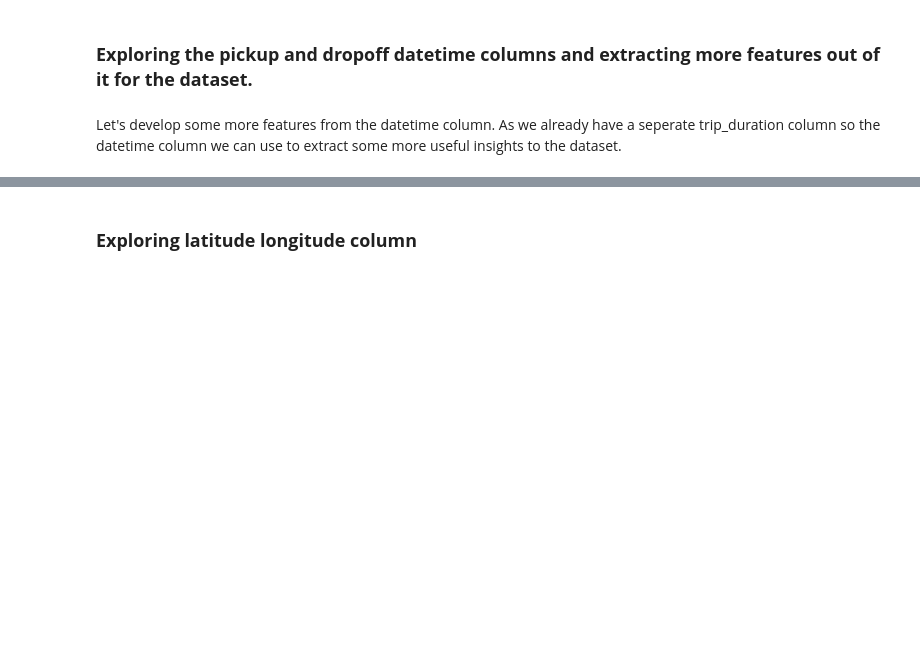
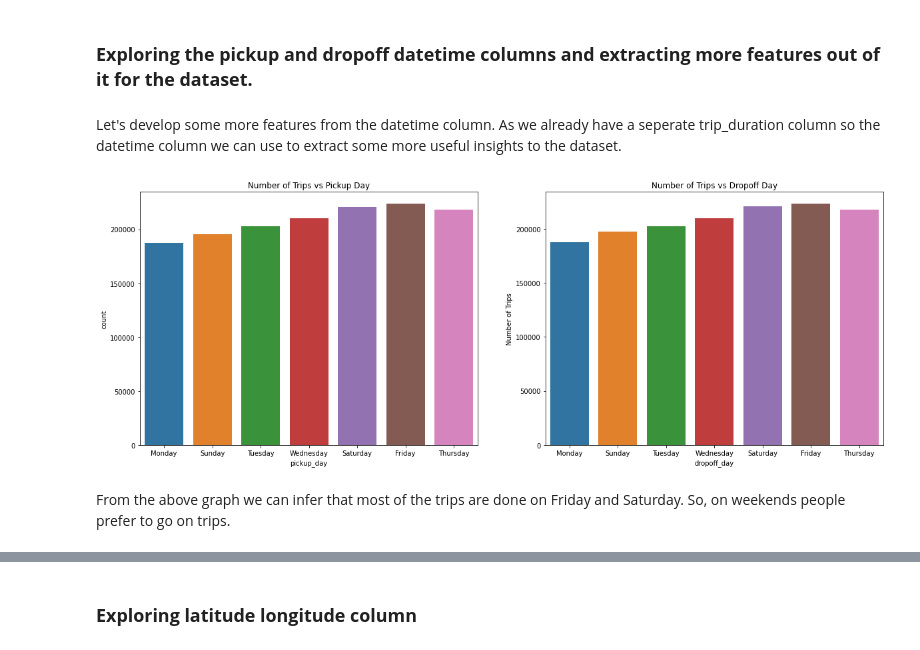
Before and after one commit to Prashant-Shaw/NYC-Taxi-Trip-Time-Prediction, a Jupyter notebook: NYC_Taxi_Trip_Time_Prediction_Capstone_Project.ipynb, the cells around one changed output, grey strips where cells are left out. Drawn from its saved outputs; the diff is of its cells as text; code cells hidden in the pictures; blank space fills up the shorter version.

```diff
--- a/NYC_Taxi_Trip_Time_Prediction_Capstone_Project.ipynb
+++ b/NYC_Taxi_Trip_Time_Prediction_Capstone_Project.ipynb
@@ -282,6 +282,22 @@ Let's develop some more features from the datetime column. As we already have a
 #Making two new features pickup_day and dropoff_day from datetime to get more insights to the trips day wise
 nyc_taxi_df['pickup_day'] = nyc_taxi_df['pickup_datetime'].dt.day_name()
 nyc_taxi_df['dropoff_day'] = nyc_taxi_df['dropoff_datetime'].dt.day_name()
+# %%
+#Plotting countplots for pickup_day and dropoff_day.
+figure,(fig1,fig2) = plt.subplots(ncols = 2,figsize=(20,7))
+fig1.set_title("Number of Trips vs Pickup Day")
+ax = sns.countplot(x = 'pickup_day', data = nyc_taxi_df, ax = fig1)
+ax = plt.xlabel("pickup_day")
+ax = plt.ylabel("Number of Trips")
+fig2.set_title("Number of Trips vs Dropoff Day")
+ax = sns.countplot(x = 'dropoff_day', data = nyc_taxi_df, ax = fig2)
+ax = plt.xlabel("dropoff_day")
+ax = plt.ylabel("Number of Trips")
+plt.show()
+# %% [output]
+[figure, added]
+# %% [markdown]
+From the above graph we can infer that most of the trips are done on Friday and Saturday. So, on weekends people prefer to go on trips.
 # %%
 #Extracting Hr from datetime to visualize at which time of the day most of the trips are done.
 nyc_taxi_df['pickup_hr'] = nyc_taxi_df['pickup_datetime'].dt.hour
```
Also changed, not shown: parts of 12 cells of this notebook.
